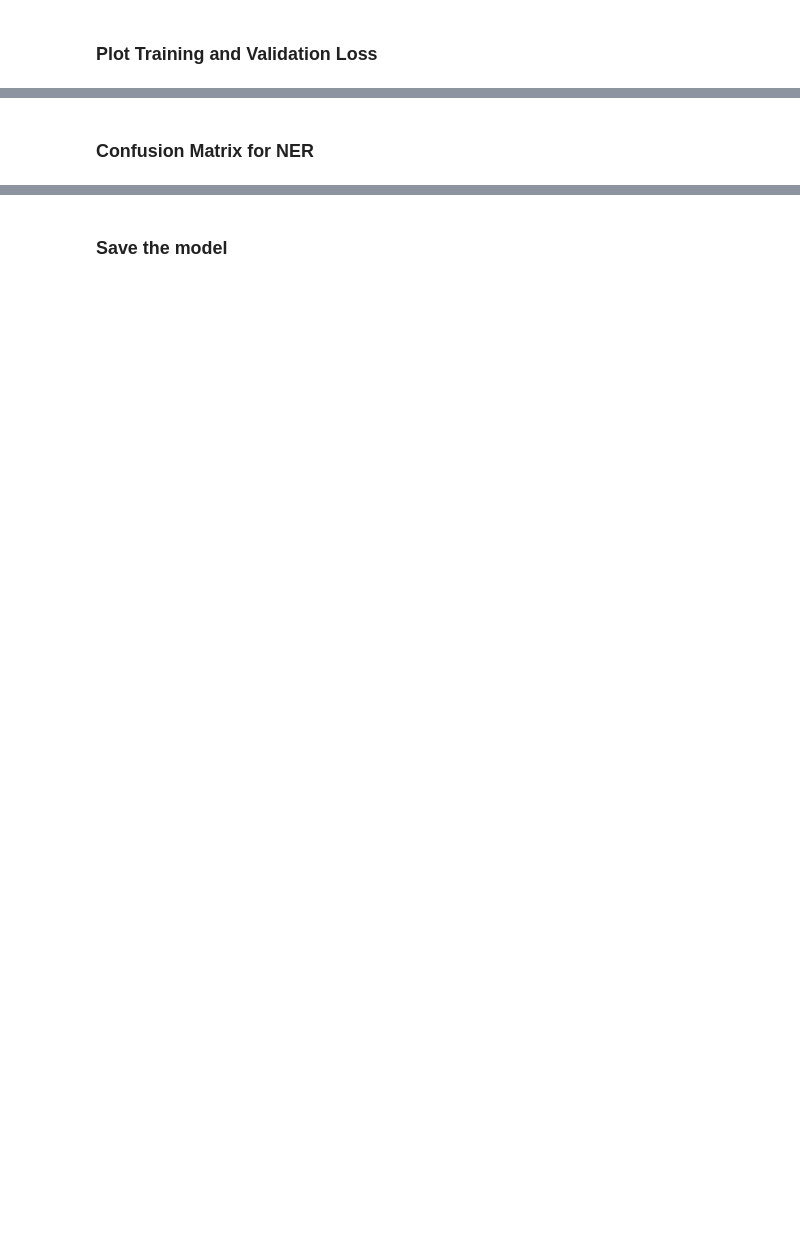
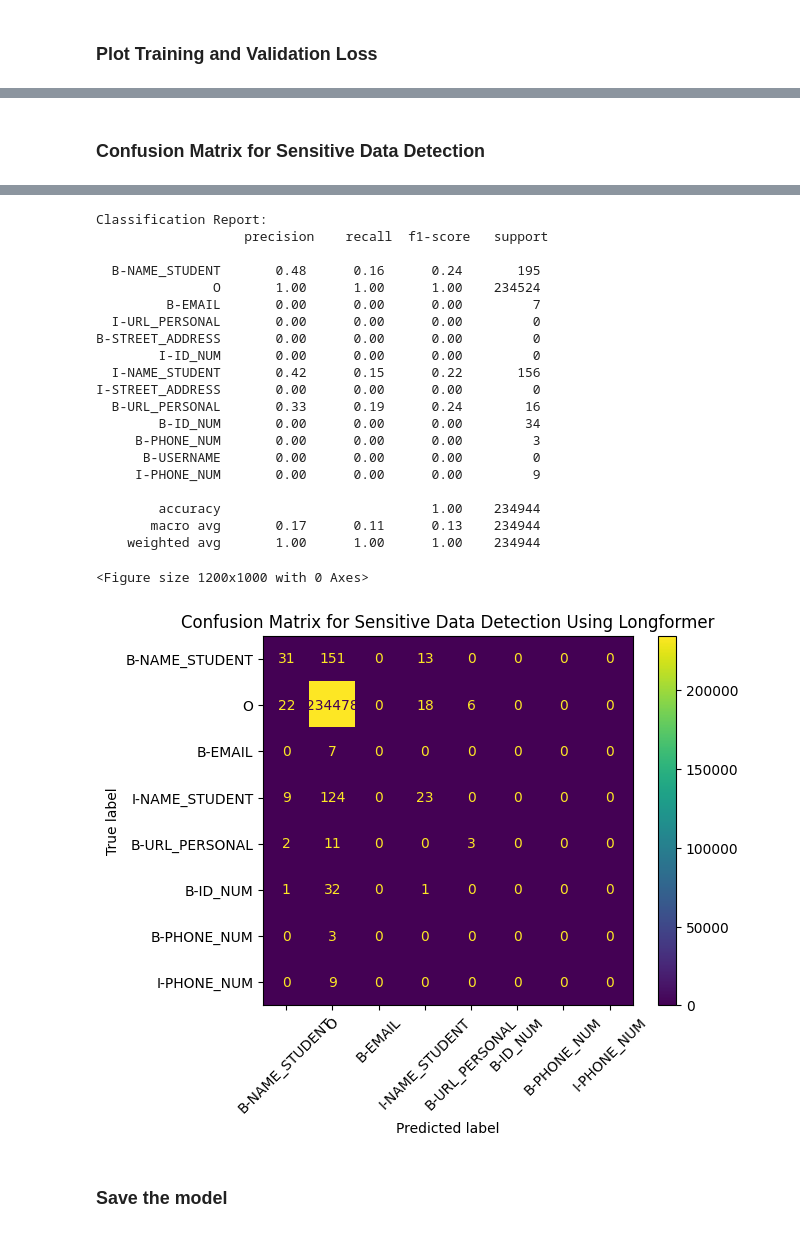
Before and after one commit to animesh-rai/PII-Detection-Using-state-of-the-art-model, a Jupyter notebook: pii_detection_with_Longformer.ipynb, the cells around one changed output, grey strips where cells are left out. Cells and saved outputs as stored; diff of their text form; code cells hidden in the pictures; blank space fills up the shorter version.

```diff
--- a/pii_detection_with_Longformer.ipynb
+++ b/pii_detection_with_Longformer.ipynb
@@ -847,5 +992,5 @@ plt.show()
 # %% [markdown]
-### Confusion Matrix for NER
+### Confusion Matrix for Sensitive Data Detection
 # %%
 from sklearn.metrics import confusion_matrix, ConfusionMatrixDisplay
 import numpy as np
@@ -878,5 +1023,6 @@ cm = confusion_matrix(true_labels_flat, pred_labels_flat, labels=unique_labels)
 plt.figure(figsize=(12, 10))
 disp = ConfusionMatrixDisplay(confusion_matrix=cm, display_labels=unique_labels)
 disp.plot(cmap="viridis", xticks_rotation=45)
-plt.title("Confusion Matrix for NER (Longformer)")
+plt.title("Confusion Matrix for Sensitive Data Detection Using Longformer")
 plt.show()
+# %% [output]
@@ -883,3 +1030,25 @@ plt.show()
+Classification Report:
+                   precision    recall  f1-score   support
+
+  B-NAME_STUDENT       0.48      0.16      0.24       195
+               O       1.00      1.00      1.00    234524
+         B-EMAIL       0.00      0.00      0.00         7
+  I-URL_PERSONAL       0.00      0.00      0.00         0
+B-STREET_ADDRESS       0.00      0.00      0.00         0
+        I-ID_NUM       0.00      0.00      0.00         0
+  I-NAME_STUDENT       0.42      0.15      0.22       156
+I-STREET_ADDRESS       0.00      0.00      0.00         0
+  B-URL_PERSONAL       0.33      0.19      0.24        16
+        B-ID_NUM       0.00      0.00      0.00        34
+     B-PHONE_NUM       0.00      0.00      0.00         3
+      B-USERNAME       0.00      0.00      0.00         0
+     I-PHONE_NUM       0.00      0.00      0.00         9
+
+        accuracy                           1.00    234944
+       macro avg       0.17      0.11      0.13    234944
+    weighted avg       1.00      1.00      1.00    234944
+<Figure size 1200x1000 with 0 Axes>
+[figure, added]
 # %% [markdown]
 ### Save the model
 # %%
```
Also changed, not shown: parts of 13 cells of this notebook.
